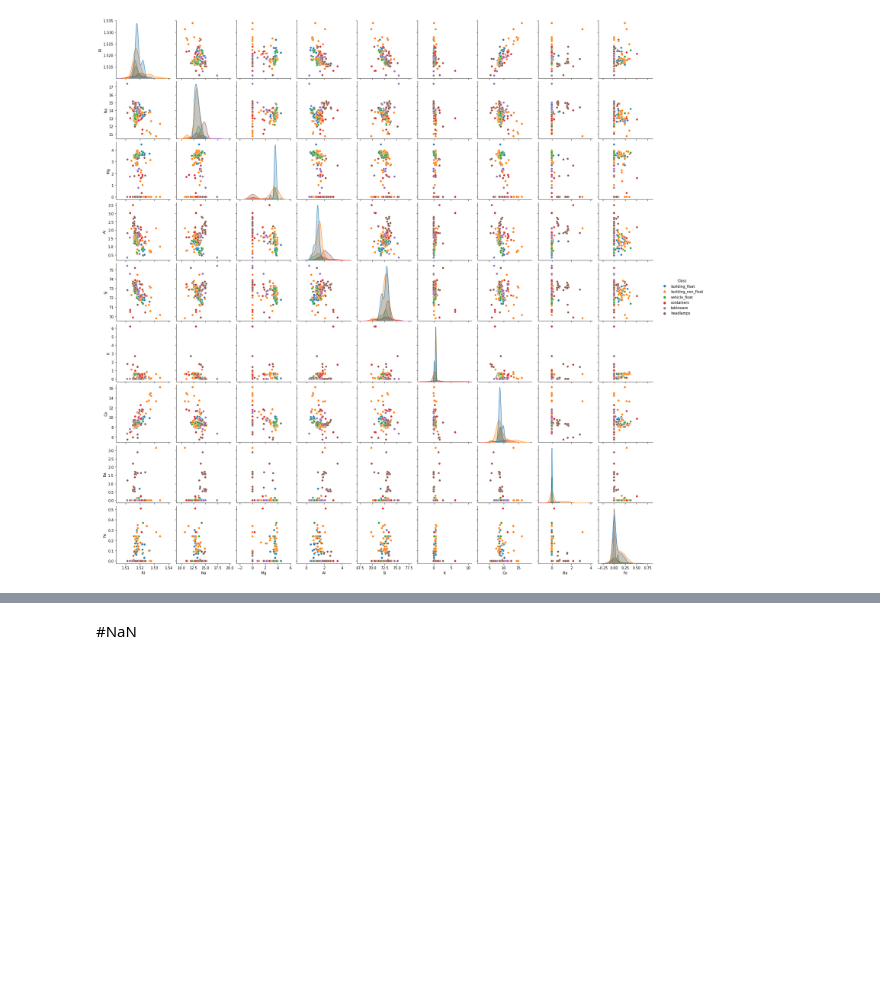
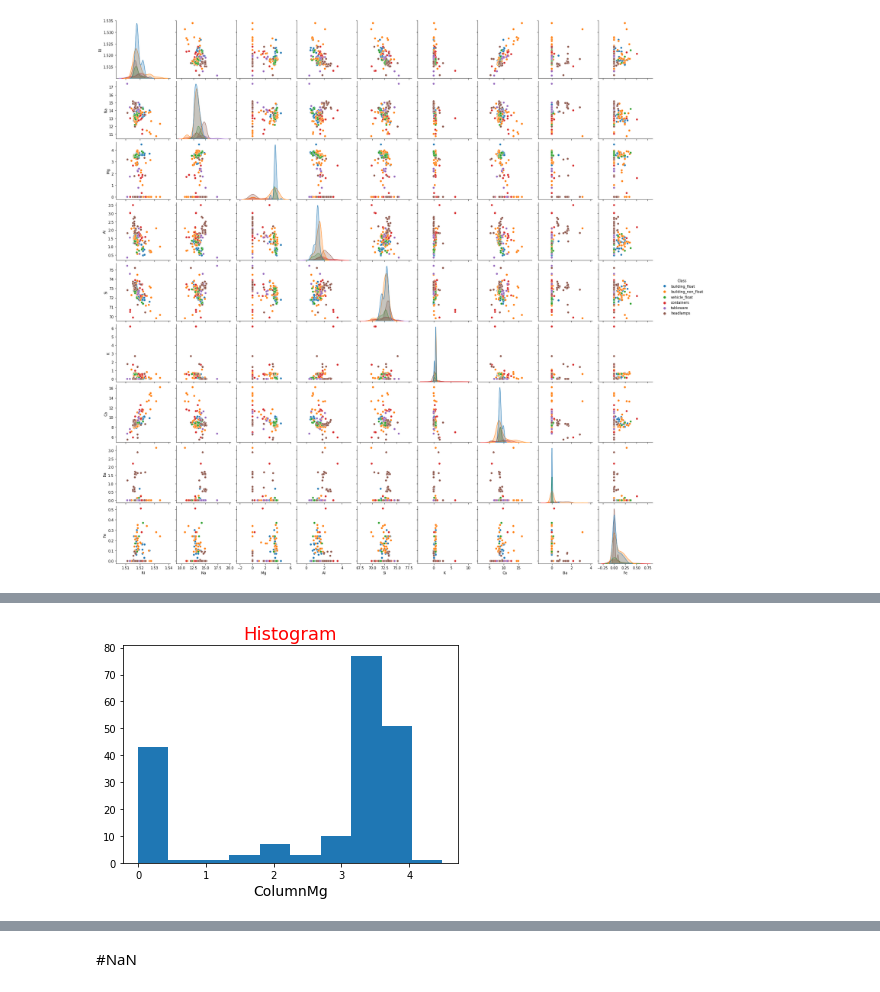
Before and after one commit to Hydixoo/PIS, a Jupyter notebook: PIS2.ipynb, the cells around one changed output, grey strips where cells are left out. Drawn from its saved outputs; the diff is of its cells as text; code cells hidden in the pictures; blank space fills up the shorter version.

```diff
--- a/PIS2.ipynb
+++ b/PIS2.ipynb
@@ -400,0 +412,3 @@ plt.show()
+# %%
+data =  pd.read_csv("https://archive.ics.uci.edu/ml/machine-learning-databases/glass/glass.data",header = None)
+data.head(3)
@@ -400,0 +430,12 @@ plt.show()
+# %%
+data['Class'].replace(
+                      {
+                       1:"building_windows_float",
+                       2:"building_windows_non_float",
+                       3:"vehicle_windows_float",
+                       4:"vehicle_windows_non_float",
+                       5:"containers",
+                       6:"tableware",
+                       7:"headlamps",
+                      },inplace=True)
+data.head(3)
@@ -400,0 +447,5 @@ plt.show()
+# %%
+for col in data.columns:
+  fr = np.random.randint(5,10)/100
+  data.loc[data.sample(frac=fr).index, col]=np.nan
+data.head(10)
@@ -400,0 +464,77 @@ plt.show()
+# %%
+#@title Задание 1
+#@markdown -----
+data_x = "Mg" #@param ["RI", "Na",	"Mg", "Al",	"Si", "K", "Ca", "Ba", "Fe","Class"]
+col1="RI"
+col2="Na"
+col3="Mg"
+col4="Al"
+col5="Si"
+col6="K"
+col7="Ca"
+col8="Ba"
+col9="Fe"
+col10="Class"
+if data_x == "RI":
+  fig , ax = plt.subplots(figsize=(6,4))
+  ax.hist(data[col1])
+  ax.set_xlabel("Column"+str(col1),fontsize=14)
+  ax.set_title("Histogram",color='red',fontsize=18)
+  plt.show()
+elif data_x == "Na":
+  fig , ax = plt.subplots(figsize=(6,4))
+  ax.hist(data[col2])
+  ax.set_xlabel("Column"+str(col2),fontsize=14)
+  ax.set_title("Histogram",color='red',fontsize=18)
+  plt.show()
+elif data_x == "Mg":
+  fig , ax = plt.subplots(figsize=(6,4))
+  ax.hist(data[col3])
+  ax.set_xlabel("Column"+str(col3),fontsize=14)
+  ax.set_title("Histogram",color='red',fontsize=18)
+  plt.show()
+elif data_x == "Al":
+  fig , ax = plt.subplots(figsize=(6,4))
+  ax.hist(data[col4])
+  ax.set_xlabel("Column"+str(col4),fontsize=14)
+  ax.set_title("Histogram",color='red',fontsize=18)
+  plt.show()
+elif data_x == "Si":
+  fig , ax = plt.subplots(figsize=(6,4))
+  ax.hist(data[col5])
+  ax.set_xlabel("Column"+str(col5),fontsize=14)
+  ax.set_title("Histogram",color='red',fontsize=18)
+  plt.show()
+elif data_x == "K":
+  fig , ax = plt.subplots(figsize=(6,4))
+  ax.hist(data[col6])
+  ax.set_xlabel("Column"+str(col6),fontsize=14)
+  ax.set_title("Histogram",color='red',fontsize=18)
+  plt.show()
+elif data_x == "Ca":
+  fig , ax = plt.subplots(figsize=(6,4))
+  ax.hist(data[col7])
+  ax.set_xlabel("Column"+str(col7),fontsize=14)
+  ax.set_title("Histogram",color='red',fontsize=18)
+  plt.show()
+elif data_x == "Ba":
+  fig , ax = plt.subplots(figsize=(6,4))
+  ax.hist(data[col8])
+  ax.set_xlabel("Column"+str(col8),fontsize=14)
+  ax.set_title("Histogram",color='red',fontsize=18)
+  plt.show()
+elif data_x == "Fe":
+  fig , ax = plt.subplots(figsize=(6,4))
+  ax.hist(data[col9])
+  ax.set_xlabel("Column"+str(col9),fontsize=14)
+  ax.set_title("Histogram",color='red',fontsize=18)
+  plt.show()
+elif data_x == "Class":
+  fig,ax =plt.subplots(figsize=(12,6))
+  ax.bar(data[col10].value_counts().index.values,data[col10].value_counts().values)
+  ax.set_xlabel(None,fontsize=16)
+  ax.set_title('Barplot для '+str(col10),fontsize=16)
+  ax.tick_params(axis='x',which='major',labelsize=14,rotation=35)
+  plt.show()
+# %% [output]
+[figure, added]
```
Also changed, not shown: parts of 9 cells of this notebook.
